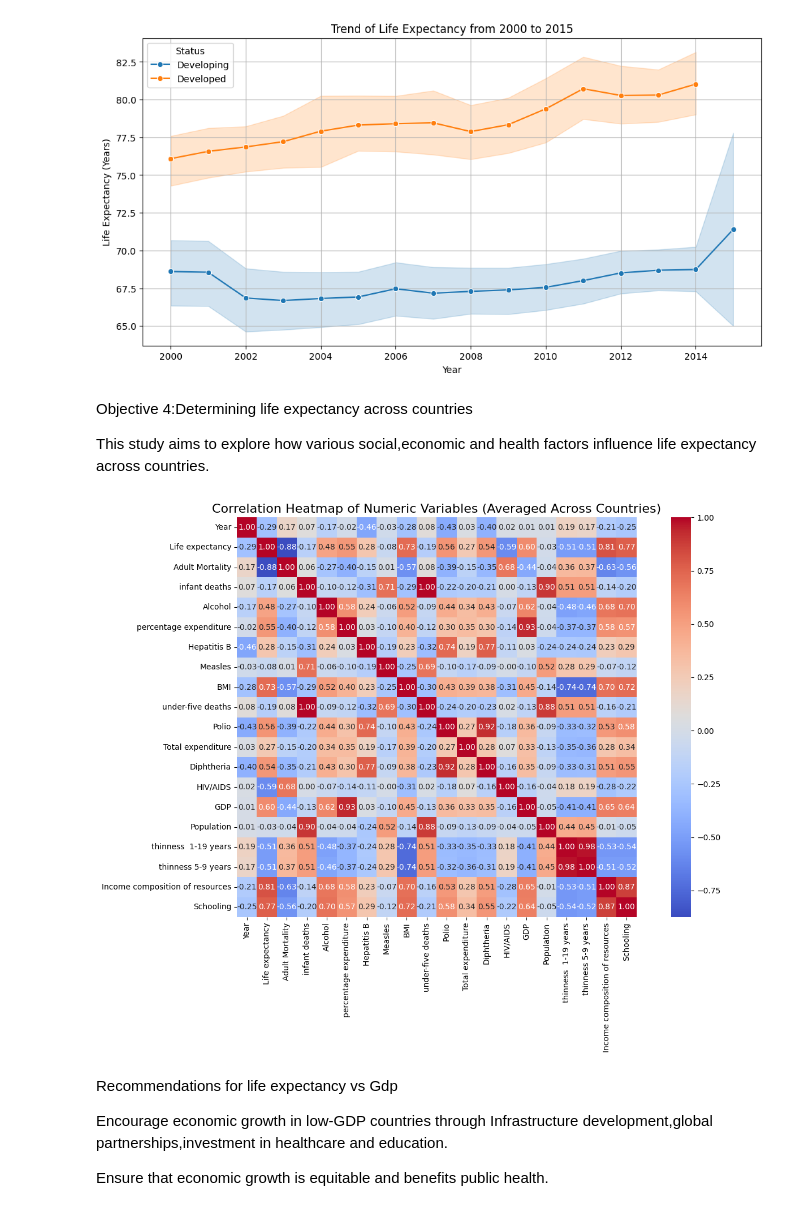
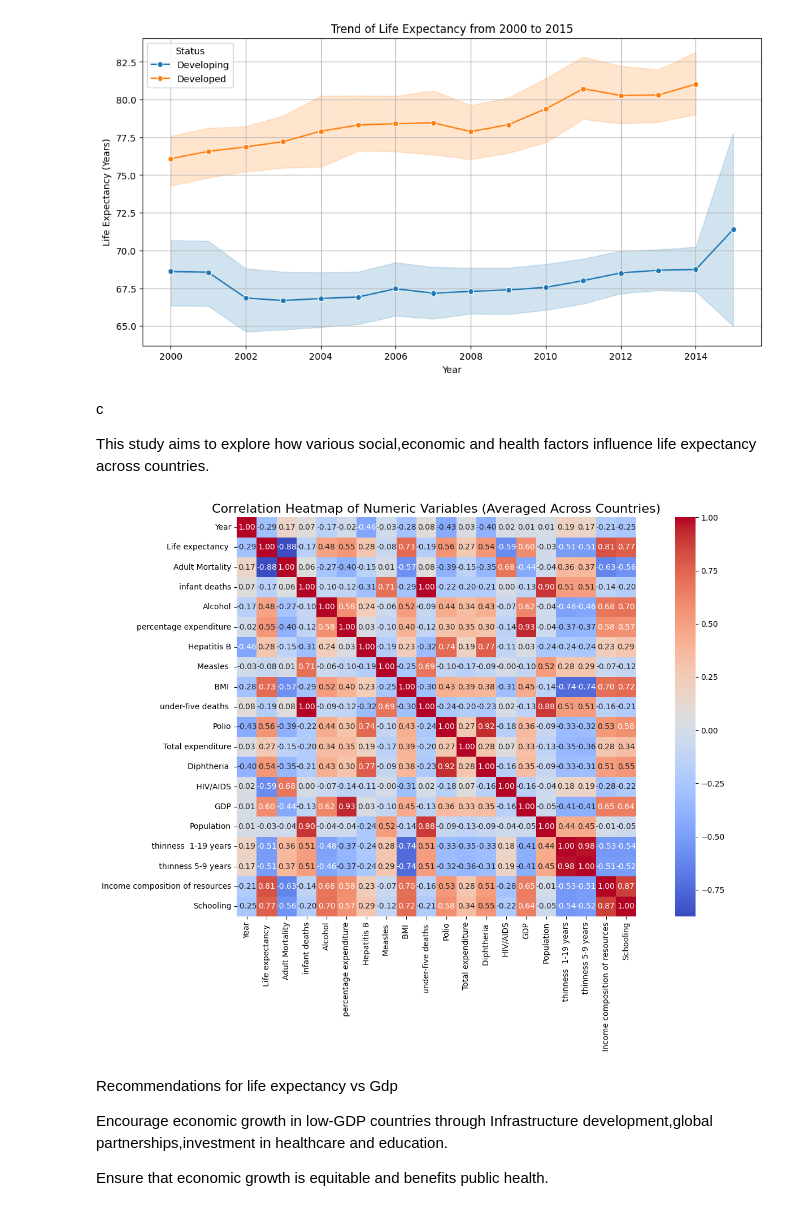
Before and after one commit to Tusiime-J/GROUP-A-Data-Science, a Jupyter notebook: life_expectancy.ipynb, the cells around one changed output. Saved outputs shown, nothing was run; the diff lists cells and outputs as text; code cells hidden in the pictures.

```diff
--- a/life_expectancy.ipynb
+++ b/life_expectancy.ipynb
@@ -239,27 +253,27 @@ plt.show()
 # %% [output]
 [figure]
 # %% [markdown]
-Objective 4:Determining life expectancy across countries
+c
 
 This study aims to explore how various social,economic and health factors influence life expectancy across countries.
 # %%
 import matplotlib.pyplot as plt
 import seaborn as sns
 
 # Aggregate numeric variables by country (average)
 df_country_avg = df.groupby('Country').mean(numeric_only=True).reset_index()
 
 # Calculate correlation matrix on aggregated data (exclude 'Country' column)
 corr_matrix = df_country_avg.drop(columns=['Country']).corr()
 
-plt.figure(figsize=(14, 10))
+plt.figure(figsize=(15, ))
 sns.heatmap(corr_matrix, cmap='coolwarm', annot=True, fmt=".2f", square=True)
 
 plt.title("Correlation Heatmap of Numeric Variables (Averaged Across Countries)", fontsize=16)
 plt.tight_layout()
 plt.show()
 # %% [output]
-[figure, old version]
+[figure, new version]
 # %% [markdown]
 Recommendations for life expectancy vs Gdp
 
```
Also changed, not shown: parts of 5 cells of this notebook.
